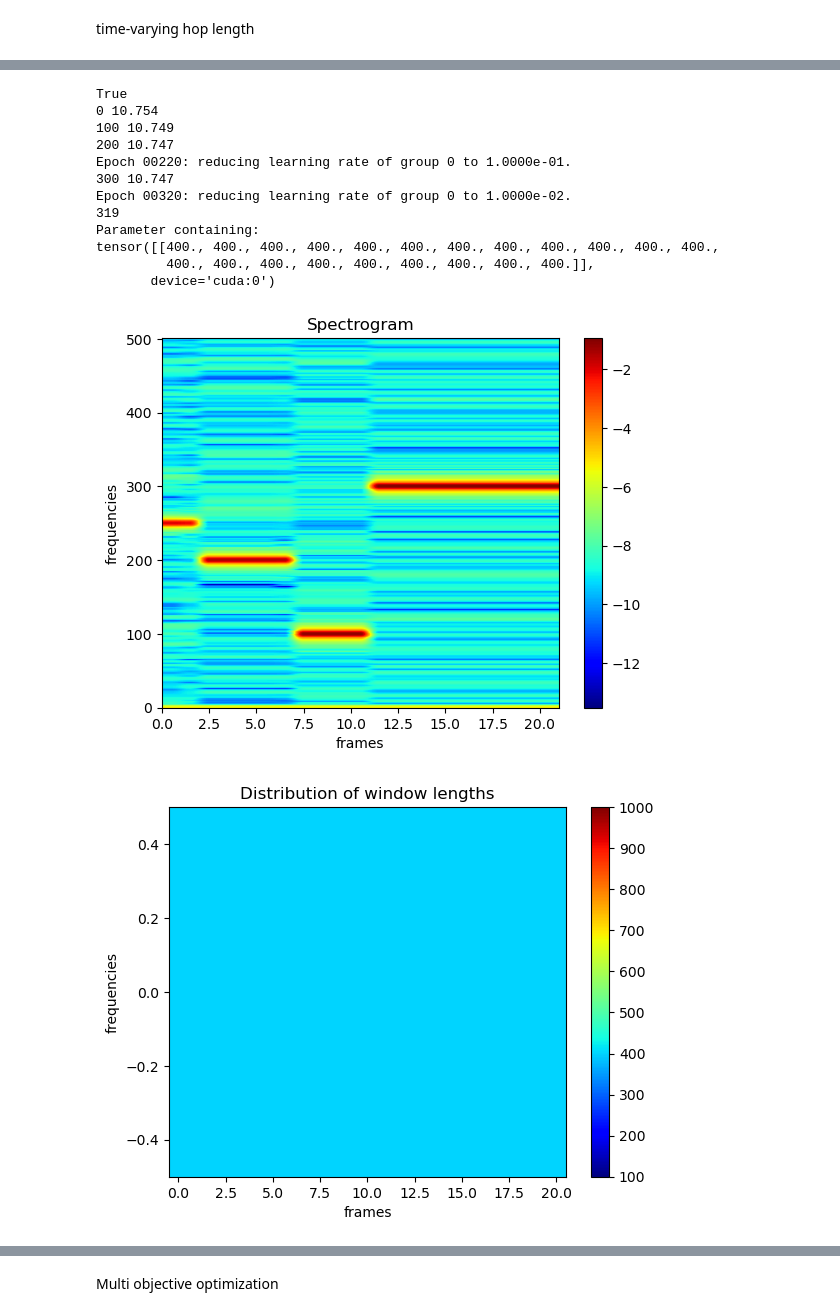
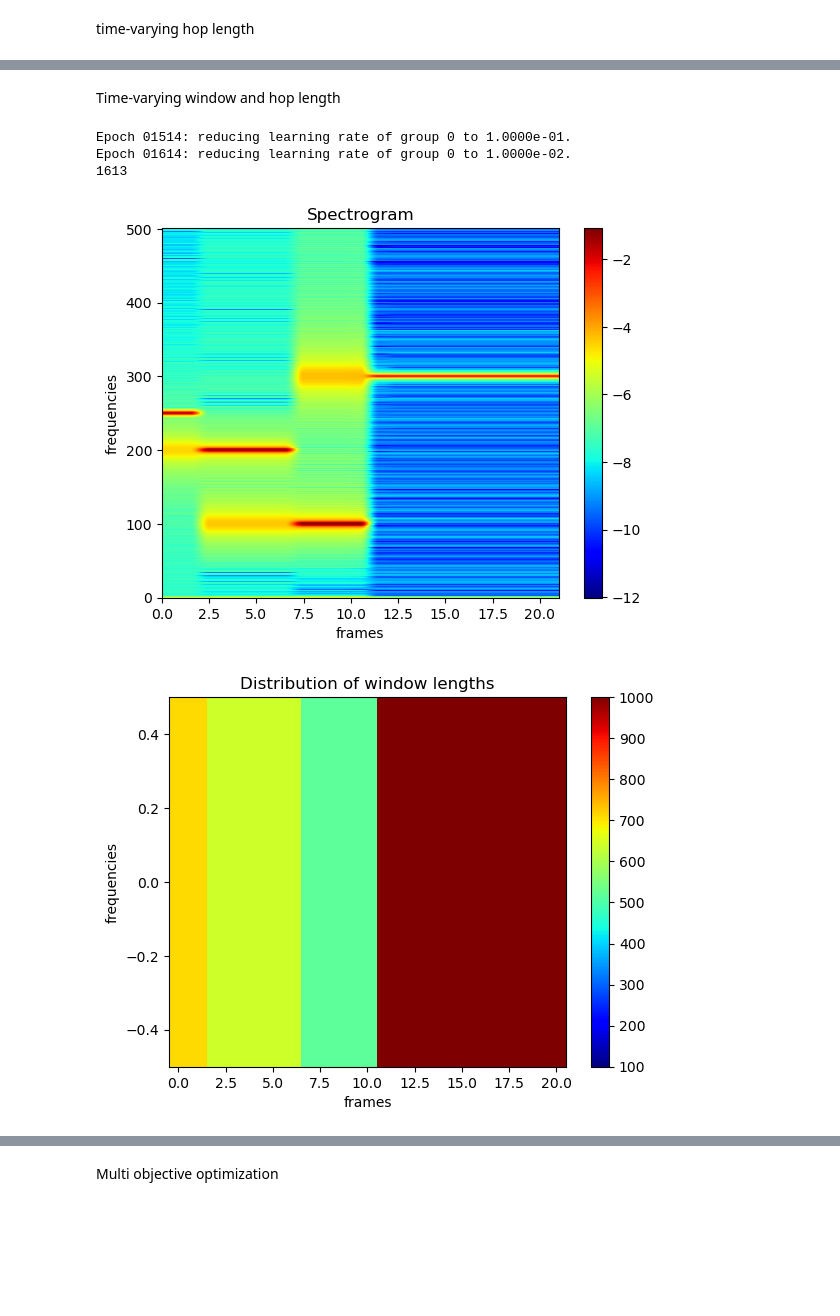
Before and after one commit to maxime-leiber/dstft, a Jupyter notebook: notebooks/4_time_varying_window_and_hop_length.ipynb, the cells around one changed output, grey strips where cells are left out. Cells and saved outputs as stored; diff of their text form; code cells hidden in the pictures; blank space fills up the shorter version.

```diff
--- a/notebooks/4_time_varying_window_and_hop_length.ipynb
+++ b/notebooks/4_time_varying_window_and_hop_length.ipynb
@@ -76,7 +72,7 @@ dstft.print(spec, x, weights=False, bar=True)
 # %% [markdown]
 time-varying hop length
 # %%
-dstft = DSTFT(x, win_length=400, support=1_000, stride=100, win_requires_grad=False, stride_requires_grad=True, win_p='t', stride_p='t', win_min=100)
+dstft = FDSTFT(x, win_length=400, support=1_000, stride=100, win_requires_grad=False, stride_requires_grad=True, win_p='t', stride_p='t', win_min=100)
 params = [{'params': dstft.parameters(), 'lr': 1.0}, ]
 opt = torch.optim.Adam(params)
 sch = torch.optim.lr_scheduler.ReduceLROnPlateau(optimizer=opt, mode='min', factor=.1, patience=99, verbose=True)
@@ -89,9 +85,6 @@ for epoch in range(10_000):
     opt.step()
     sch.step(err)
 
-    if epoch % 100 ==0:
-        print(f'{epoch} {err:.3f}')
-
     if opt.param_groups[0]['lr'] < .1:
         break
 
@@ -117,43 +100,27 @@ Epoch 00915: reducing learning rate of group 0 to 1.0000e-02.
+# %% [markdown]
+Time-varying window and hop length
 # %%
-#dstft = DSTFT(x, win_length=400, support=1_000, stride=100, win_requires_grad=True, stride_requires_grad=True, win_p='tf', stride_p='t', win_min=100, first_frame=True)
-dstft.win_requires_grad = True
-dstft.stride_requires_grad = False
-
-print(dstft.win_requires_grad)
-
-params = [{'params': dstft.parameters(),   'lr': 1.0}]
+dstft = FDSTFT(x, win_length=400, support=1_000, stride=100, win_requires_grad=True, stride_requires_grad=True, win_p='t', stride_p='t', win_min=100)
+params = [{'params': dstft.parameters(), 'lr': 1.0}, ]
 opt = torch.optim.Adam(params)
 sch = torch.optim.lr_scheduler.ReduceLROnPlateau(optimizer=opt, mode='min', factor=.1, patience=99, verbose=True)
 
 for epoch in range(10_000):
     opt.zero_grad()
     spec, *_ = dstft(x)
     err = 1_000 / kurtosis_loss(spec).mean()
     err.backward()
     opt.step()
     sch.step(err)
 
-    if epoch % 100 ==0:
-        print(f'{epoch} {err:.3f}')
-
     if opt.param_groups[0]['lr'] < .1:
         break
 
 print(epoch)
-print(dstft.win_length)
 dstft.print(spec, x, bar=True)
 # %% [output]
-True
-0 10.754
-100 10.749
-200 10.747
-Epoch 00220: reducing learning rate of group 0 to 1.0000e-01.
-300 10.747
-Epoch 00320: reducing learning rate of group 0 to 1.0000e-02.
-319
-Parameter containing:
-tensor([[400., 400., 400., 400., 400., 400., 400., 400., 400., 400., 400., 400.,
-         400., 400., 400., 400., 400., 400., 400., 400., 400.]],
-       device='cuda:0')
+Epoch 01514: reducing learning rate of group 0 to 1.0000e-01.
+Epoch 01614: reducing learning rate of group 0 to 1.0000e-02.
+1613
-[figure, old version]
+[figure, new version]
-[figure, old version]
+[figure, new version]
```
Also changed, not shown: parts of 10 cells of this notebook, 4 other files.
